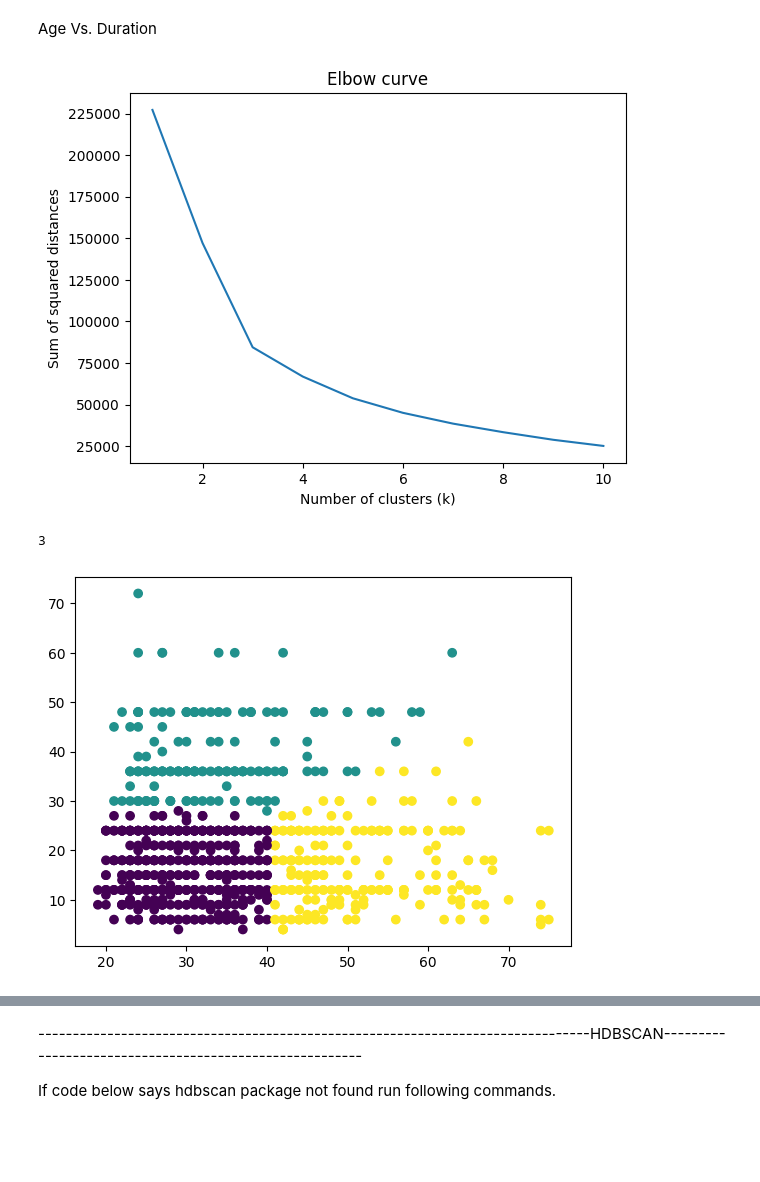
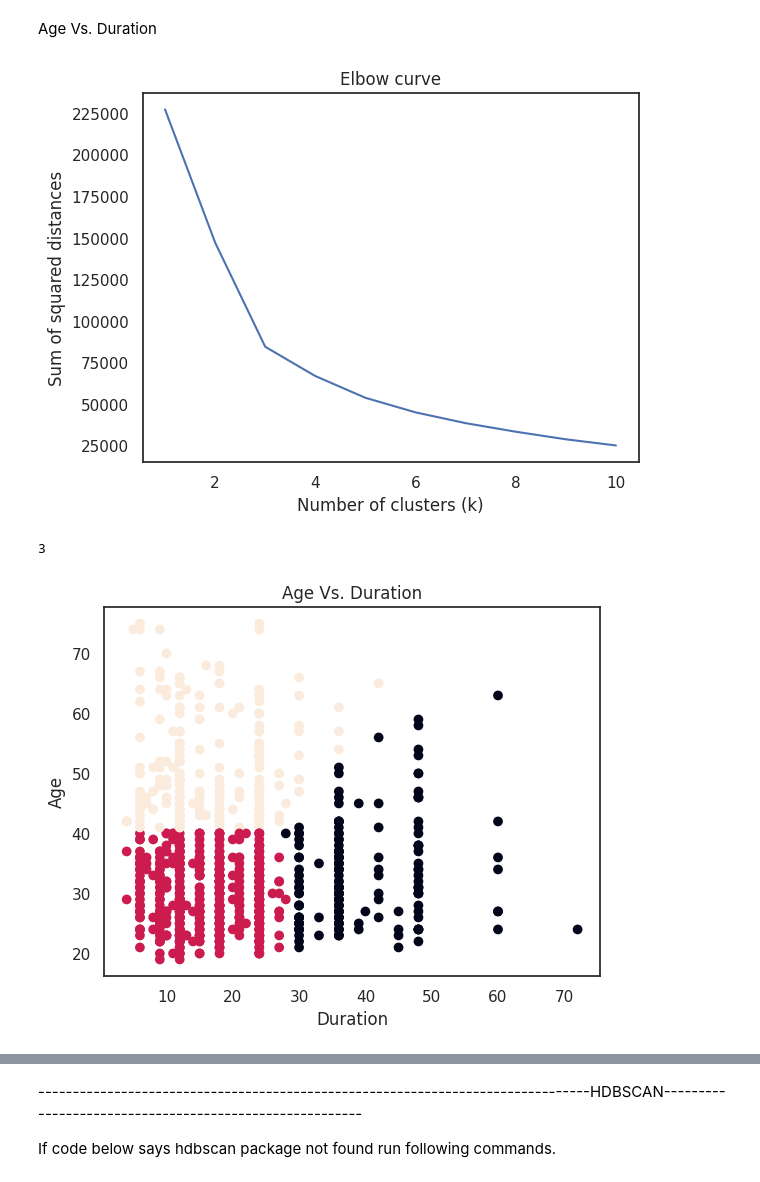
Before and after one commit to Jason2001167/CECS_456, a Jupyter notebook: Copy_of_CECS_456.ipynb, the cells around one changed output, grey strips where cells are left out. Cells and saved outputs as stored; diff of their text form; code cells hidden in the pictures; blank space fills up the shorter version.

```diff
--- a/Copy_of_CECS_456.ipynb
+++ b/Copy_of_CECS_456.ipynb
@@ -102,0 +227,21 @@ Create an Correlation matrix
+# %%
+# Create matrix
+
+sns.set_theme(style="white")
+
+data_filtered.corr()
+
+corr = data_filtered.corr()
+
+mask = np.triu(np.ones_like(corr, dtype=bool))
+
+# Set up the matplotlib figure
+f, ax = plt.subplots(figsize=(11, 9))
+
+# Generate a custom diverging colormap
+cmap = sns.diverging_palette(230, 20, as_cmap=True)
+
+# Draw the heatmap with the mask and correct aspect ratio
+sns.heatmap(corr, mask=mask, cmap=cmap, vmax=.3, center=0,
+            square=True, linewidths=.5, cbar_kws={"shrink": .5})
+# Possbily plot via seaborn?
@@ -202,26 +441,32 @@ Age Vs. Duration
 # %%
 sse = []
 for k in range(1,11):
   kmeans = KMeans(n_clusters=k, random_state=0,n_init=10)
-  kmeans.fit(data_filtered[['age','duration']])
+  kmeans.fit(data_filtered[['duration','age']])
   sse.append(kmeans.inertia_)
 
 plt.plot(range(1,11),sse)
 plt.xlabel('Number of clusters (k)')
 plt.ylabel('Sum of squared distances')
 plt.title('Elbow curve')
 plt.show()
 
 k1 = KneeLocator(range(1, 11), sse, curve="convex", direction="decreasing")
 print(k1.elbow)
 
 k1 = KneeLocator(range(1, 11), sse, curve="convex", direction="decreasing")
-kmeans = KMeans(n_clusters=k1.elbow)
-kmeans.fit((data_filtered[['age','duration']]))
+kmeans = KMeans(n_clusters=3)
+kmeans.fit((data_filtered[['duration','age']]))
 
-plt.scatter(data_filtered['age'], data_filtered['duration'], c=kmeans.labels_)
+plt.scatter(data_filtered['duration'], data_filtered['age'], c=kmeans.labels_)
+
+plt.xlabel('Duration')
+plt.ylabel('Age')
+plt.title('Age Vs. Duration')
+
+
 plt.show()
 # %% [output]
-[figure, old version]
+[figure, new version]
 3
-[figure, old version]
+[figure, new version]
```
Also changed, not shown: parts of 29 cells of this notebook.
